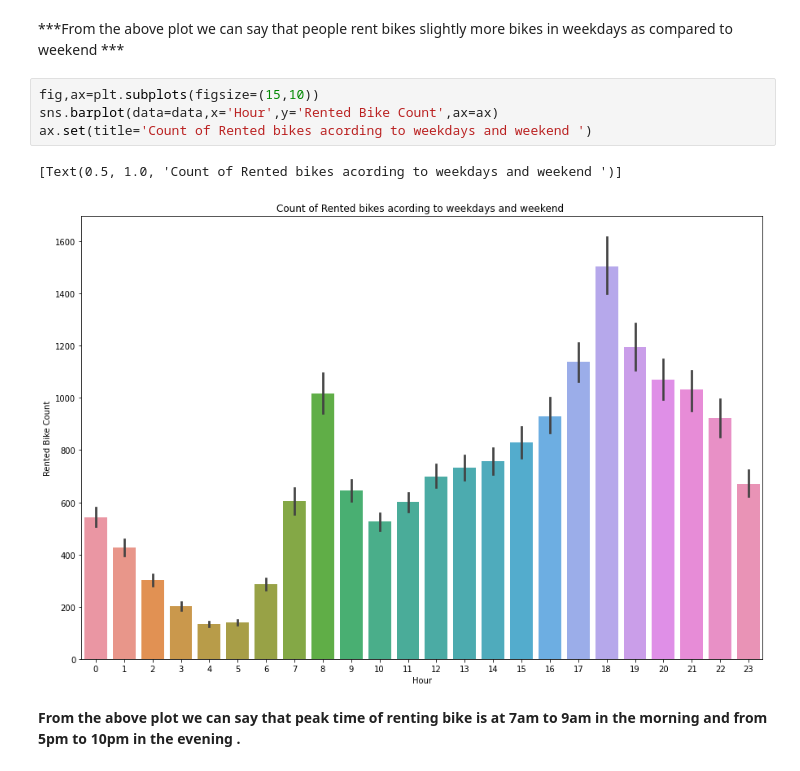
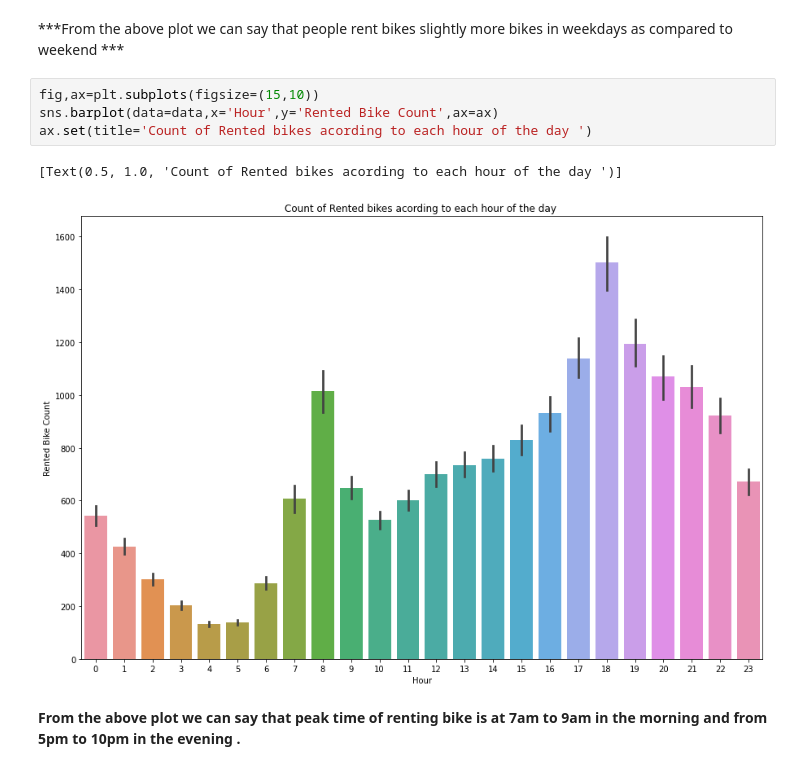
Before and after one commit to Ganeshwalimbe/Bike-Sharing-Demand-Prediction---Capstone-Project, a Jupyter notebook: Ganesh_Walimbe_Bike_Sharing_Demand_Prediction_Capstone_Project.ipynb, the cells around one changed output. Saved outputs shown, nothing was run; the diff lists cells and outputs as text.

```diff
--- a/Ganesh_Walimbe_Bike_Sharing_Demand_Prediction_Capstone_Project.ipynb
+++ b/Ganesh_Walimbe_Bike_Sharing_Demand_Prediction_Capstone_Project.ipynb
@@ -191,10 +191,10 @@ ax.set(title='Count of Rented bikes acording to weekdays and weekend ')
 # %%
 fig,ax=plt.subplots(figsize=(15,10))
 sns.barplot(data=data,x='Hour',y='Rented Bike Count',ax=ax)
-ax.set(title='Count of Rented bikes acording to weekdays and weekend ')
+ax.set(title='Count of Rented bikes acording to each hour of the day ')
 # %% [output]
-[Text(0.5, 1.0, 'Count of Rented bikes acording to weekdays and weekend ')]
+[Text(0.5, 1.0, 'Count of Rented bikes acording to each hour of the day ')]
-[figure, old version]
+[figure, new version]
 # %% [markdown]
 **From the above plot we can say that peak time of renting bike is at 7am to 9am in the morning and from 5pm to 10pm in the evening .**
 # %%
```
Also changed, not shown: parts of 10 cells of this notebook.
